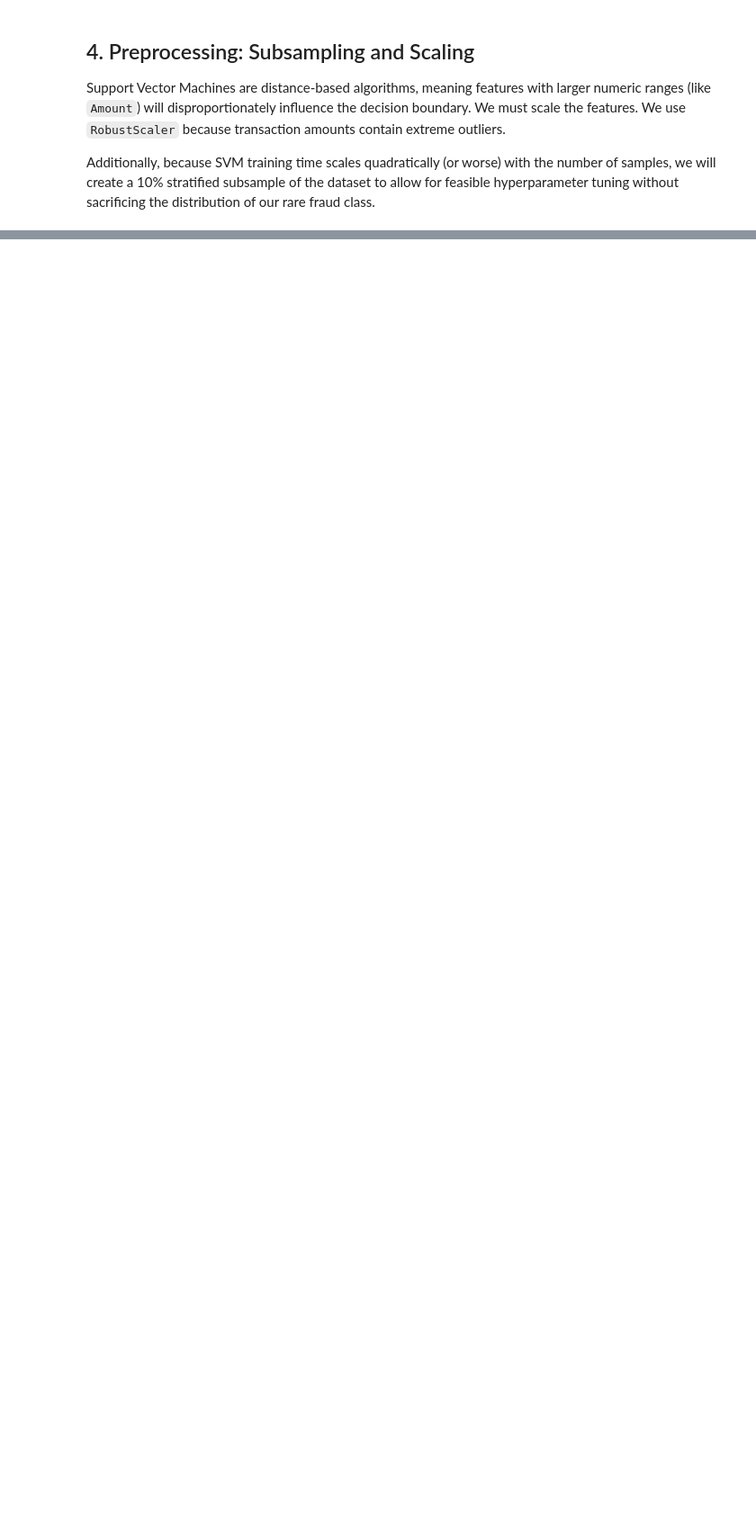
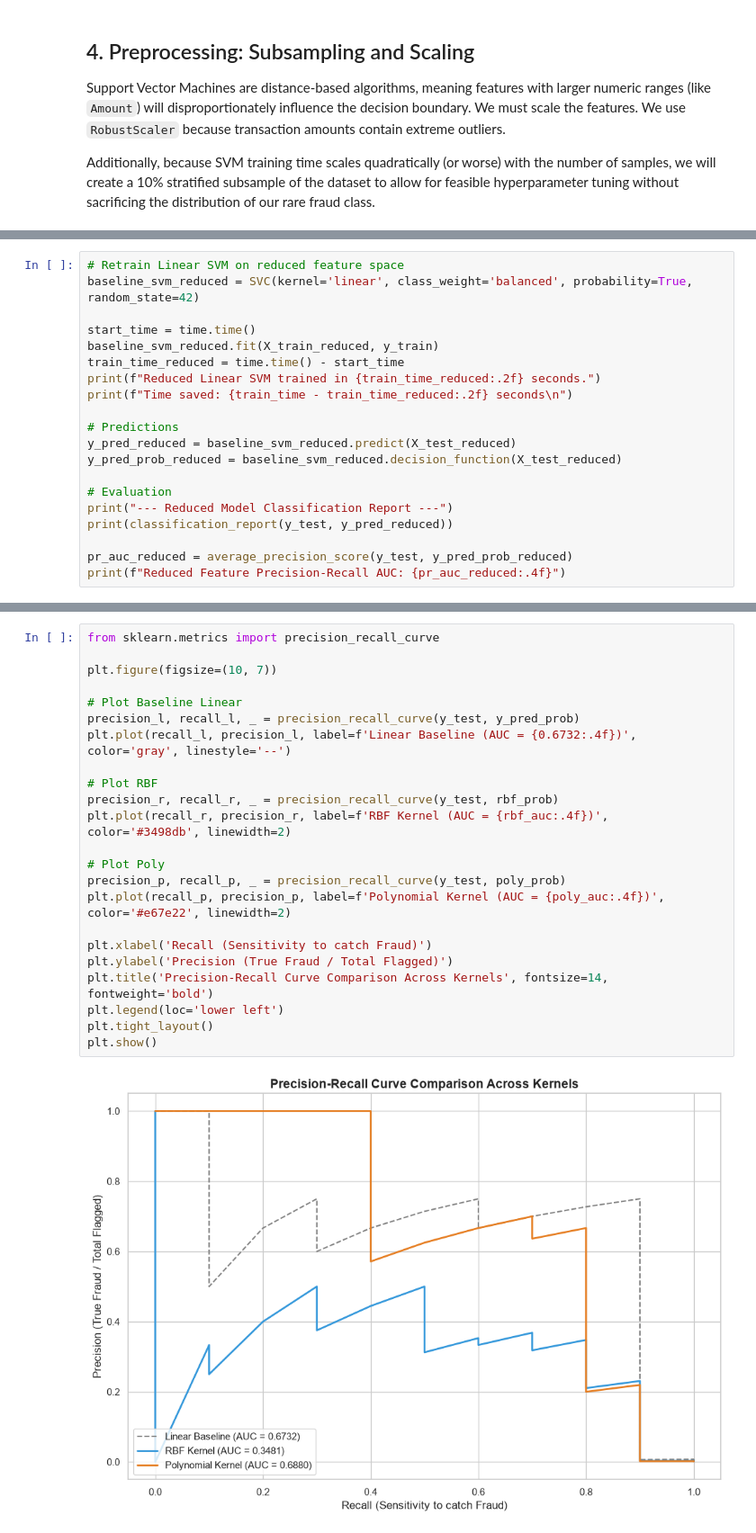
Before and after one commit to ashishmerit/Card-Not-Presesnt-Fraud-Detection, a Jupyter notebook: CardNotPresentFraudDetection.ipynb, the cells around one changed output, grey strips where cells are left out. Shown at 90% size. Cells and saved outputs as stored; diff of their text form; blank space fills up the shorter version.

```diff
--- a/CardNotPresentFraudDetection.ipynb
+++ b/CardNotPresentFraudDetection.ipynb
@@ -130,0 +284,20 @@ Additionally, because SVM training time scales quadratically (or worse) with the
+# %%
+# Retrain Linear SVM on reduced feature space
+baseline_svm_reduced = SVC(kernel='linear', class_weight='balanced', probability=True, random_state=42)
+
+start_time = time.time()
+baseline_svm_reduced.fit(X_train_reduced, y_train)
+train_time_reduced = time.time() - start_time
+print(f"Reduced Linear SVM trained in {train_time_reduced:.2f} seconds.")
+print(f"Time saved: {train_time - train_time_reduced:.2f} seconds\n")
+
+# Predictions
+y_pred_reduced = baseline_svm_reduced.predict(X_test_reduced)
+y_pred_prob_reduced = baseline_svm_reduced.decision_function(X_test_reduced)
+
+# Evaluation
+print("--- Reduced Model Classification Report ---")
+print(classification_report(y_test, y_pred_reduced))
+
+pr_auc_reduced = average_precision_score(y_test, y_pred_prob_reduced)
+print(f"Reduced Feature Precision-Recall AUC: {pr_auc_reduced:.4f}")
@@ -130,0 +361,25 @@ Additionally, because SVM training time scales quadratically (or worse) with the
+# %%
+from sklearn.metrics import precision_recall_curve
+
+plt.figure(figsize=(10, 7))
+
+# Plot Baseline Linear
+precision_l, recall_l, _ = precision_recall_curve(y_test, y_pred_prob)
+plt.plot(recall_l, precision_l, label=f'Linear Baseline (AUC = {0.6732:.4f})', color='gray', linestyle='--')
+
+# Plot RBF
+precision_r, recall_r, _ = precision_recall_curve(y_test, rbf_prob)
+plt.plot(recall_r, precision_r, label=f'RBF Kernel (AUC = {rbf_auc:.4f})', color='#3498db', linewidth=2)
+
+# Plot Poly
+precision_p, recall_p, _ = precision_recall_curve(y_test, poly_prob)
+plt.plot(recall_p, precision_p, label=f'Polynomial Kernel (AUC = {poly_auc:.4f})', color='#e67e22', linewidth=2)
+
+plt.xlabel('Recall (Sensitivity to catch Fraud)')
+plt.ylabel('Precision (True Fraud / Total Flagged)')
+plt.title('Precision-Recall Curve Comparison Across Kernels', fontsize=14, fontweight='bold')
+plt.legend(loc='lower left')
+plt.tight_layout()
+plt.show()
+# %% [output]
+[figure, added]
```
Also changed, not shown: parts of 16 cells of this notebook, 1 other file.
